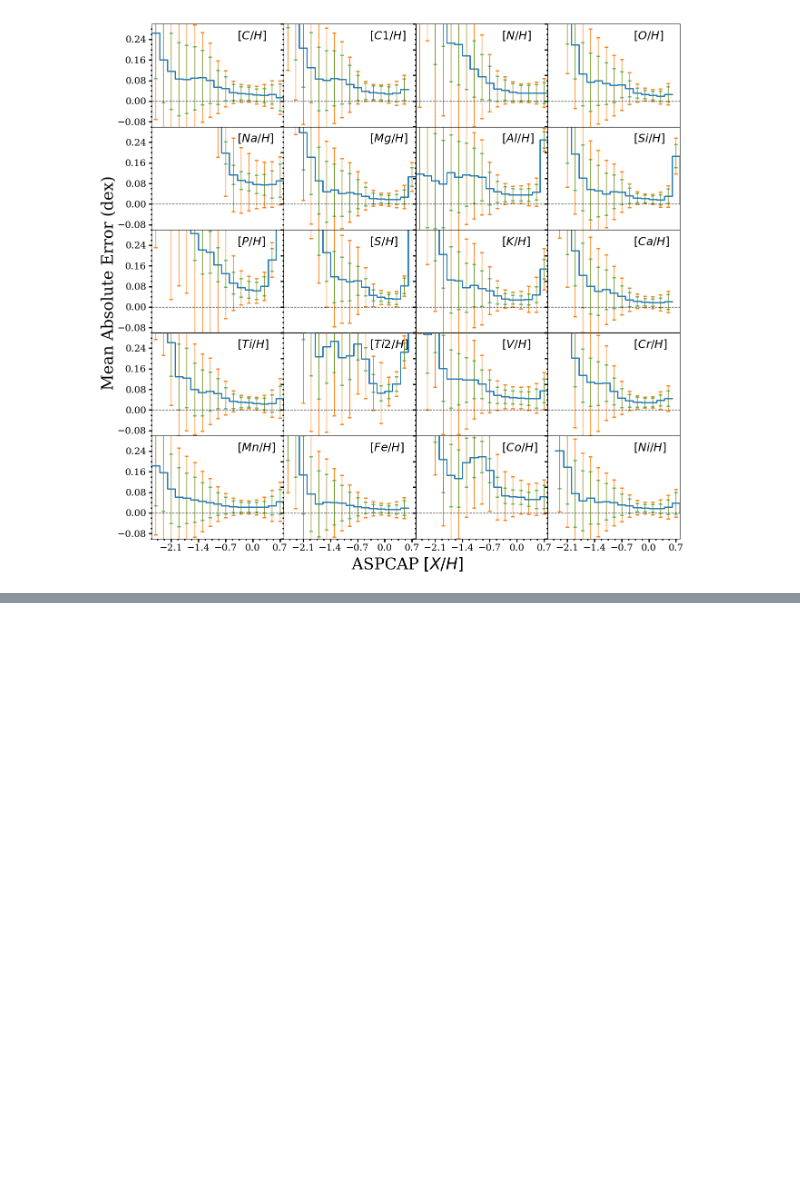
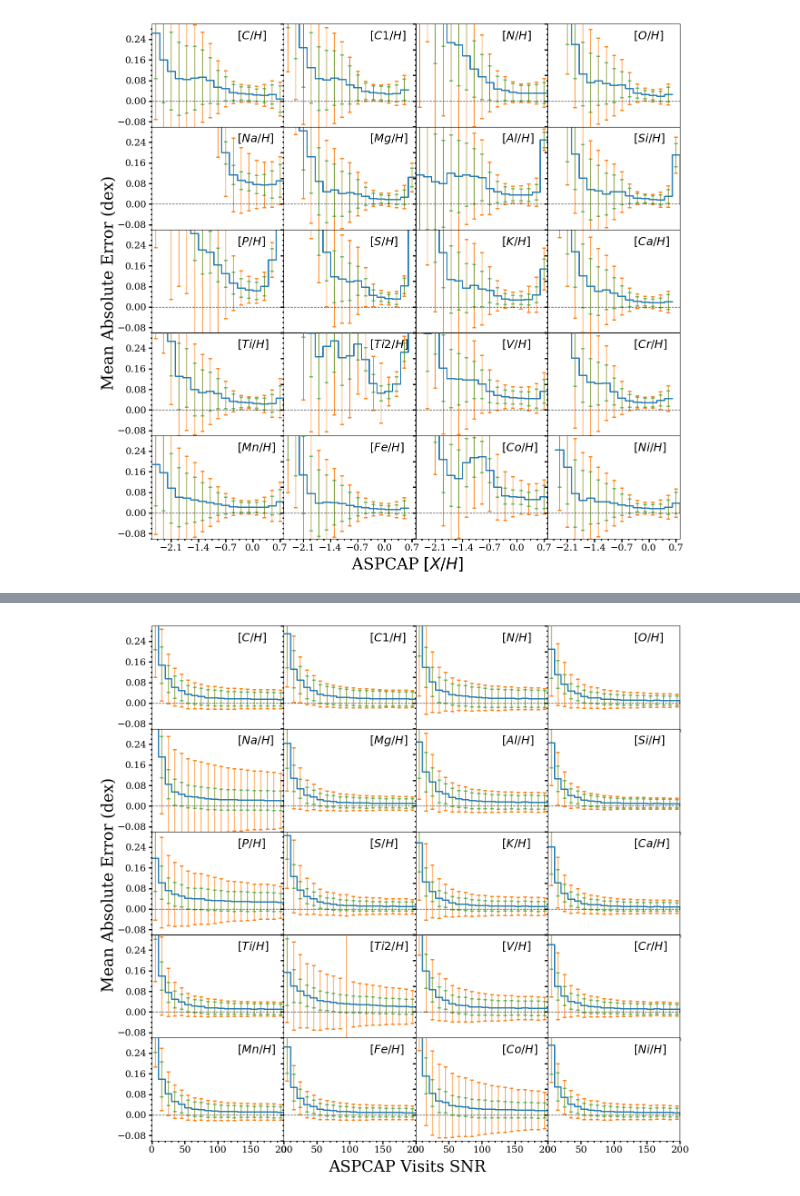
Before and after one commit to henrysky/astroNN_spectra_paper_figures, a Jupyter notebook: Inference.ipynb, the cells around one changed output, grey strips where cells are left out. Drawn from its saved outputs; the diff is of its cells as text; code cells hidden in the pictures; blank space fills up the shorter version.

```diff
--- a/Inference.ipynb
+++ b/Inference.ipynb
@@ -203,0 +293,64 @@ idx_1, idx_2, sep = xmatch(RA, RA_combined, colRA1=RA, colDec1=DEC, colRA2=RA_co
+# %%
+import pylab as plt
+from matplotlib.ticker import NullFormatter,MultipleLocator, FormatStrFormatter
+
+plt.rc('font',**{'family': 'serif', 'weight':'medium', 'size':20})
+
+# basic parameters
+aspcap_idx = 2
+number_bin = 20
+mean_abs_diff_x = []
+mean_confidence_x = []
+low_SNR = 0.
+high_SNR = 200.
+spaces_SNR = np.linspace(low_SNR, high_SNR, number_bin+1)
+# setup plots
+f, ax = plt.subplots(5,4,figsize=(15,15), dpi=100, sharex=True, sharey=False)
+
+xmajorLocator = MultipleLocator(50)
+ymajorLocator = MultipleLocator(0.08)
+
+aspcap_idx = 4
+
+for i in range(5):
+    for j in range(4):
+        mean_abs_diff_x = []
+        mean_confidence_x = []
+        mean_modelconfidence_x = []
+        if aspcap_idx > 23:
+            aspcap_idx = 23
+
+        for ii in range(number_bin):
+            idx = [(SNR_visit[idx_1]<spaces_SNR[ii+1])&(SNR_visit[idx_1]>spaces_SNR[ii])]
+            mean_abs_diff_x.append(np.mean(abs_diff[:,aspcap_idx][idx_1][idx]))
+            mean_confidence_x.append(np.mean(pred_err['total'][:, aspcap_idx][idx_1][idx]))
+            mean_modelconfidence_x.append(np.mean(pred_err['model'][:, aspcap_idx][idx_1][idx]))
+
+        mean_abs_diff_x.append(0.)
+        mean_confidence_x.append(0.)
+        mean_modelconfidence_x.append(0.)
+
+        ax[i,j].plot(spaces_SNR, mean_abs_diff_x, ls='steps-post', linewidth=2., label='$T_{eff}$')
+        ax[i,j].errorbar(spaces_SNR+5, mean_abs_diff_x, yerr=mean_confidence_x, linestyle='None', capsize=3, elinewidth=1., capthick=2.)
+        ax[i,j].errorbar(spaces_SNR+5, mean_abs_diff_x, yerr=mean_modelconfidence_x, linestyle='None', capsize=3, elinewidth=1., capthick=2., alpha=0.7)
+        ax[i,j].set_xlim((low_SNR, high_SNR))
+        ax[i,j].set_ylim((-0.1, 0.3))
+        ax[i,j].axhline(0, ls='--', c='k', lw=1., alpha=0.7)
+        ax[i,j].annotate(f"$[{bcnn.targetname[aspcap_idx]}/H]$", xy=(0.65,0.85),xycoords='axes fraction', fontsize=18)
+        if j == 0:
+            ax[i,j].yaxis.set_major_locator(ymajorLocator)
+        else:
+            ax[i,j].yaxis.set_major_formatter(NullFormatter())
+        if i == 4:
+            ax[i,j].xaxis.set_major_locator(xmajorLocator)
+        ax[i,j].minorticks_on()
+        ax[i,j].tick_params(labelsize=15, width=2, length=5, which='major')
+        ax[i,j].tick_params(width=2, length=2, which='minor')
+        aspcap_idx += 1
+
+f.text(0.5,0.08,"ASPCAP Visits SNR",fontdict={'fontsize':25}, ha='center')
+f.text(0.05,0.5,"Mean Absolute Error (dex)",fontdict={'fontsize':25},rotation=90, va='center')
+f.subplots_adjust(wspace=0,hspace=0)
+f.savefig('delta_SNR_XH.png')
+# %% [output]
+[figure, added]
```
Also changed, not shown: parts of 8 cells of this notebook, 8 other files.
